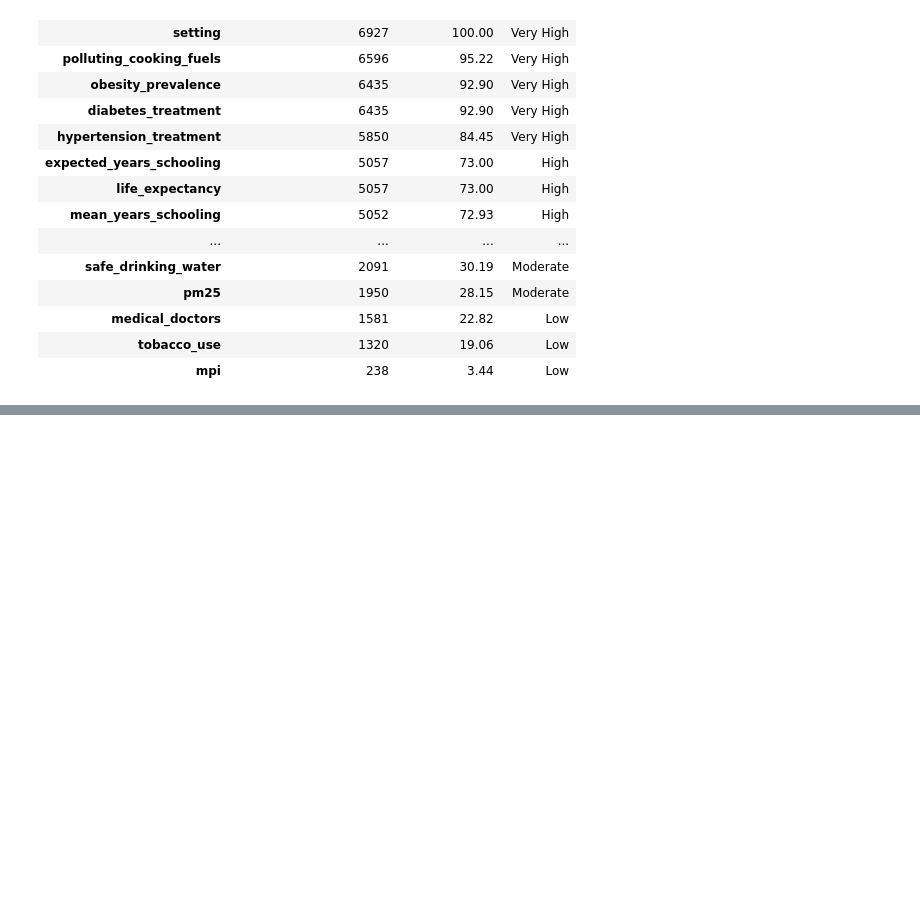
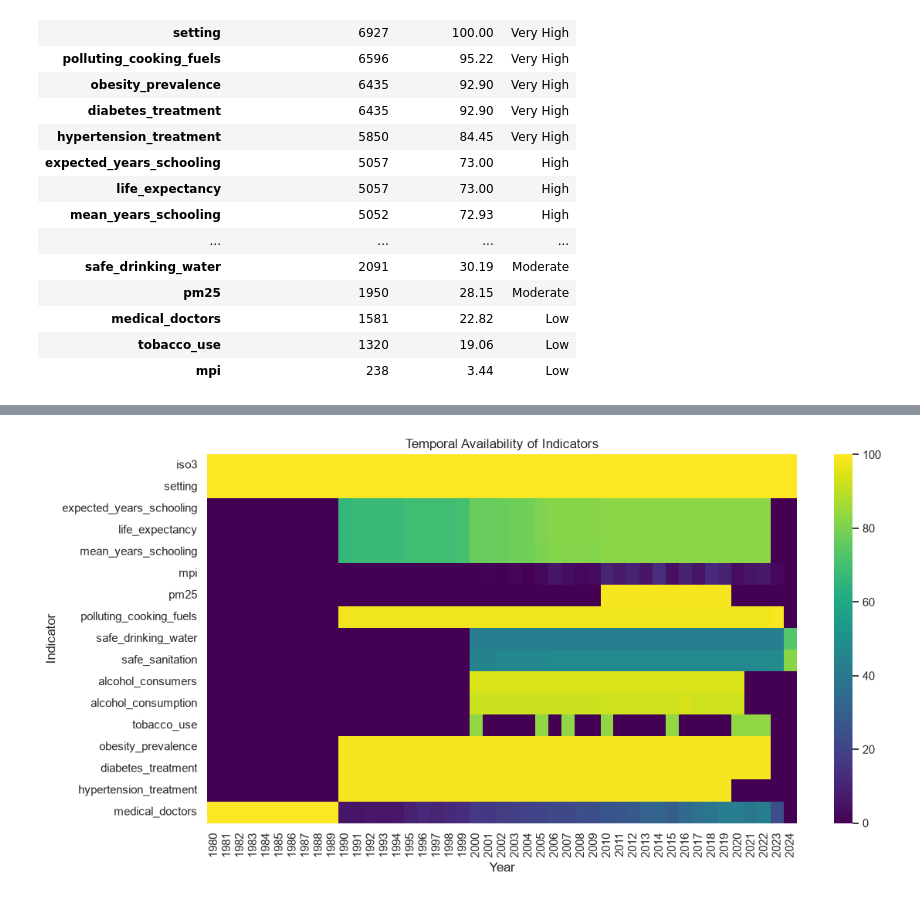
Before and after one commit to ananda-pires/who_life_expectancy_prediction, a Jupyter notebook: notebooks/life_expectancy.ipynb, the cells around one changed output, grey strips where cells are left out. Saved outputs shown, nothing was run; the diff lists cells and outputs as text; code cells hidden in the pictures; blank space fills up the shorter version.

```diff
--- a/notebooks/life_expectancy.ipynb
+++ b/notebooks/life_expectancy.ipynb
@@ -1136,0 +897,21 @@ Because the predictors are measured in different units and scales, standardizati
+# %%
+# Prepare temporal coverage matrix
+
+temporal_coverage_matrix = (
+    df
+    .groupby("date")
+    .apply(
+        lambda x: x.notna().mean() * 100
+    )
+    .round(1)
+)
+
+
+temporal_coverage_matrix.head()
+
+plot_temporal_coverage(
+    temporal_coverage_matrix,
+    filename="temporal_indicator_coverage.png"
+)
+# %% [output]
+[figure, added]
```
Also changed, not shown: parts of 39 cells of this notebook, 4 other files.
